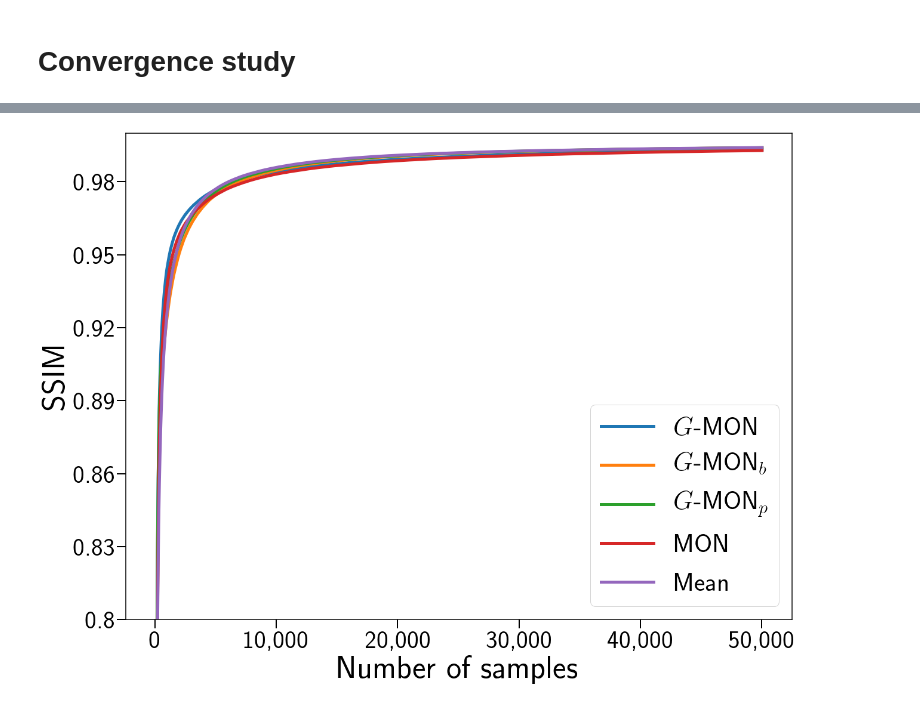
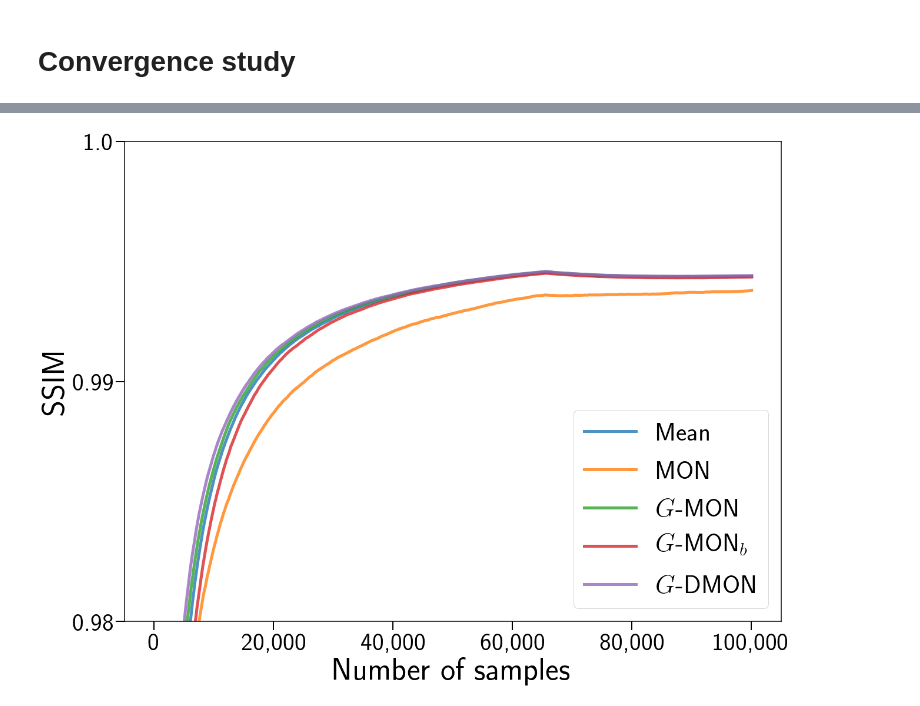
Before and after one commit to prise-3d/pbrt-v4, a Jupyter notebook: convergence_method_study.ipynb, the cells around one changed output, grey strips where cells are left out. Cells and saved outputs as stored; diff of their text form; code cells hidden in the pictures.

```diff
--- a/convergence_method_study.ipynb
+++ b/convergence_method_study.ipynb
@@ -19,7 +19,7 @@ def prepare_mode_data(samples):
 # %%
 import pandas as pd
 # %%
-df = pd.read_csv('rmse_comparisons_ssim.csv', sep=";", header=None)
+df = pd.read_csv('ssim_comparisons_estimators.txt', sep=";", header=None)
 # %%
 def display_high_number_50(numbers):
     n = 3
@@ -28,8 +28,8 @@ def display_high_number_50(numbers):
         output.append(','.join([str(number)[::-1][i:i+n] for i in range(0, len(str(number)), n)])[::-1])
     return output
 # %%
-labels = [r'$G$-MON$_b$', r'$G$-MON', r'$G$-MON$_p$', r'Mean', r'MON']
-order = [1, 0, 2, 4, 3]
+labels = [r'$G$-DMON', r'$G$-DMON$_p$', r'$G$-MON$_b$', r'$G$-MON', r'$G$-MON$_p$', r'Mean', r'MON']
+order = [5, 6, 3, 2, 0]
 # %%
 scene_df = df[df.loc[:, 1] == 'p3d_bidir']
 
@@ -54,17 +54,18 @@ plt.tick_params(axis='both', width=2, length=15)
 
 for i in order:
     row = scene_df.iloc[i]
-    plt.plot(row[2:1002], label=labels[i], lw=5)
+    plt.plot(row[2:2002], label=labels[i], lw=5, alpha=0.8)
 
-plt.xticks(np.arange(0, 1200, step=200), display_high_number(np.arange(0, 60000, step=10000)))  # Set label locations.
-plt.yticks(np.arange(0, 1.1, step=0.1), prepare_mode_data(np.arange(0, 1.1, step=0.1)))
+#plt.xticks(np.arange(0, 1200, step=200), display_high_number(np.arange(0, 60000, step=10000)))  # Set label locations.
+plt.xticks(np.arange(0, 2200, step=400), display_high_number(np.arange(0, 110000, step=20000)))  # Set label locations.
+plt.yticks(np.arange(0.4, 1.1, step=0.1), prepare_mode_data(np.arange(0.4, 1.1, step=0.1)))
 
 plt.xlabel('Number of samples')
 plt.ylabel('SSIM')
 
 plt.legend()
-plt.ylim((0, 1))
-plt.savefig('images/gmon_p3d_bidir.png', transparent=True, bbox_inches = 'tight', pad_inches = 0.1)
+plt.ylim((0.4, 1))
+plt.savefig('images/gmon_p3d_bidir_100000.png', transparent=False, bbox_inches = 'tight', pad_inches = 0.1)
 plt.show()
 scene_df.head()
 # %% [output]
@@ -79,36 +80,37 @@ scene_df.head()
 # %%
 scene_df = df[df.loc[:, 1] == 'p3d_crown']
 
 params = {'backend': 'ps',
           'axes.labelsize': 54,
           'font.size': 40,
           'legend.fontsize': 44,
           'xtick.labelsize': 42,
           'ytick.labelsize': 42,
           'text.usetex': True,
           'font.style': 'normal',
           'font.weight': 'bold',
           'axes.linewidth': 1.5,
           'lines.linewidth': 4,
           'figure.figsize': (20, 15)}
 
 plt.rcParams.update(params)
 
 plt.margins(tight=True)
 plt.tick_params(axis='both', width=2, length=15)
 
 for i in order:
     row = scene_df.iloc[i]
-    plt.plot(row[2:1002], label=labels[i], lw=5)
+    plt.plot(row[2:2002], label=labels[i], lw=5, alpha=0.8)
 
-plt.xticks(np.arange(0, 1200, step=200), display_high_number(np.arange(0, 60000, step=10000)))  # Set label locations.
-plt.yticks(np.arange(0.8, 1.05, step=0.03), prepare_mode_data(np.arange(0.8, 1.05, step=0.03)))
+#plt.xticks(np.arange(0, 1200, step=200), display_high_number(np.arange(0, 60000, step=10000)))  # Set label locations.
+plt.xticks(np.arange(0, 2200, step=400), display_high_number(np.arange(0, 110000, step=20000)))  # Set label locations.
+plt.yticks(np.arange(0.98, 1.02, step=0.01), prepare_mode_data(np.arange(0.98, 1.02, step=0.01)))
 
 plt.xlabel('Number of samples')
 plt.ylabel('SSIM')
 
 plt.legend()
-plt.ylim((0.8, 1))
-plt.savefig('images/gmon_p3d_crown.png', transparent=True, bbox_inches = 'tight', pad_inches = 0.1)
+plt.ylim((0.98, 1))
+plt.savefig('images/gmon_p3d_crown_100000.png', transparent=False, bbox_inches = 'tight', pad_inches = 0.1)
 # %% [output]
-[figure, old version]
+[figure, new version]
```
Also changed, not shown: parts of 2 cells of this notebook.
